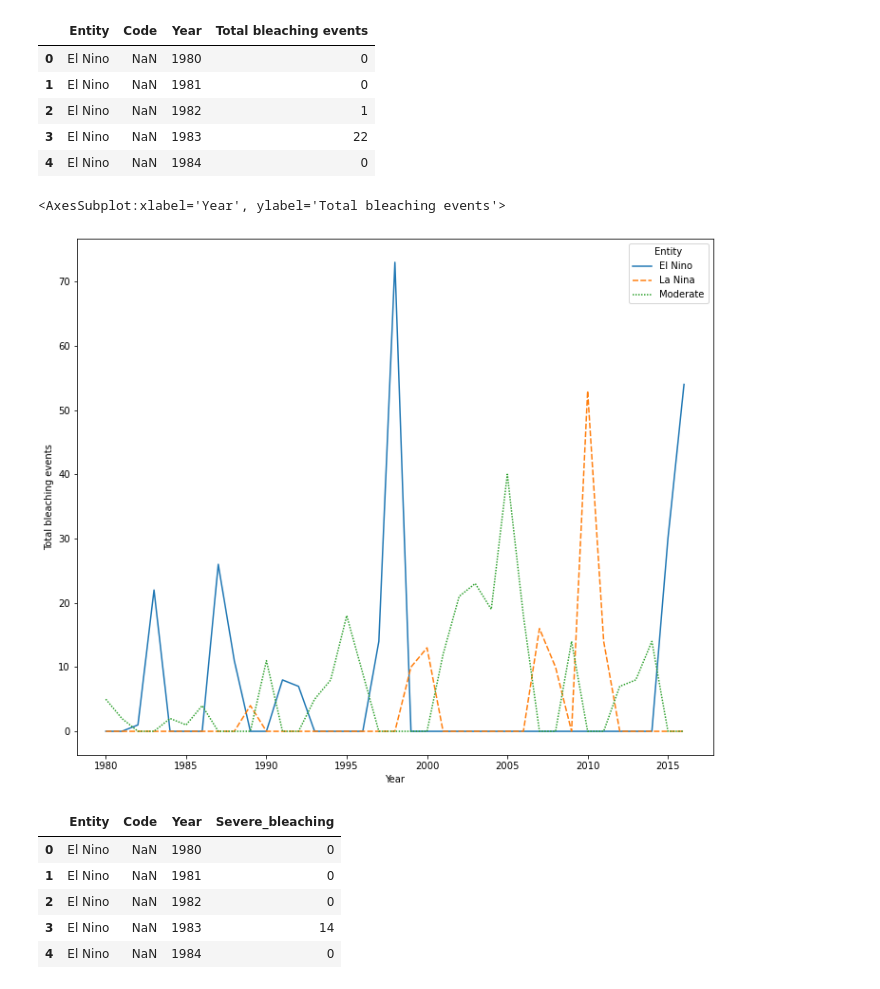
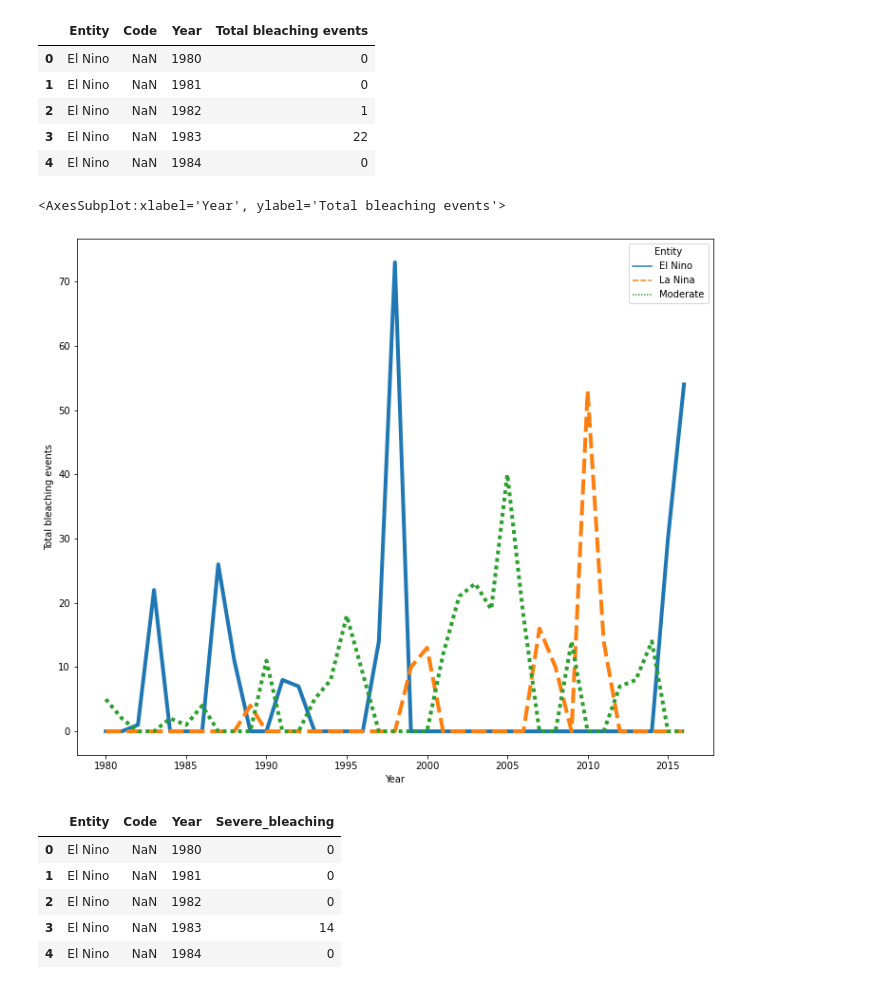
Before and after one commit to treybourgeois/nss_capstone_2021, a Jupyter notebook: data2/capstone_notebook.ipynb, the cells around one changed output. Saved outputs shown, nothing was run; the diff lists cells and outputs as text; code cells hidden in the pictures.

Commit message:
6/15 plots and web scraping

```diff
--- a/data2/capstone_notebook.ipynb
+++ b/data2/capstone_notebook.ipynb
@@ -106,10 +110,10 @@ bee.head()
 # %%
 #plotting bleaching events caused by ENSO cycle
 plt.figure(figsize=(12,10))
-sns.lineplot(data=bee, x="Year", y="Total bleaching events", hue="Entity", style="Entity")
+sns.lineplot(data=bee, x="Year", y="Total bleaching events", hue="Entity", style="Entity", linewidth=4)
 # %% [output]
 <AxesSubplot:xlabel='Year', ylabel='Total bleaching events'>
-[figure, old version]
+[figure, new version]
 # %%
 #Importing SEVERE bleaching events caused by ENSO cycle - (sbee = severe bleaching events el nino)
 #also renamed columns to get rid of greater than sign and perc sign for cleaner object names
```
Also changed, not shown: parts of 41 cells of this notebook.
